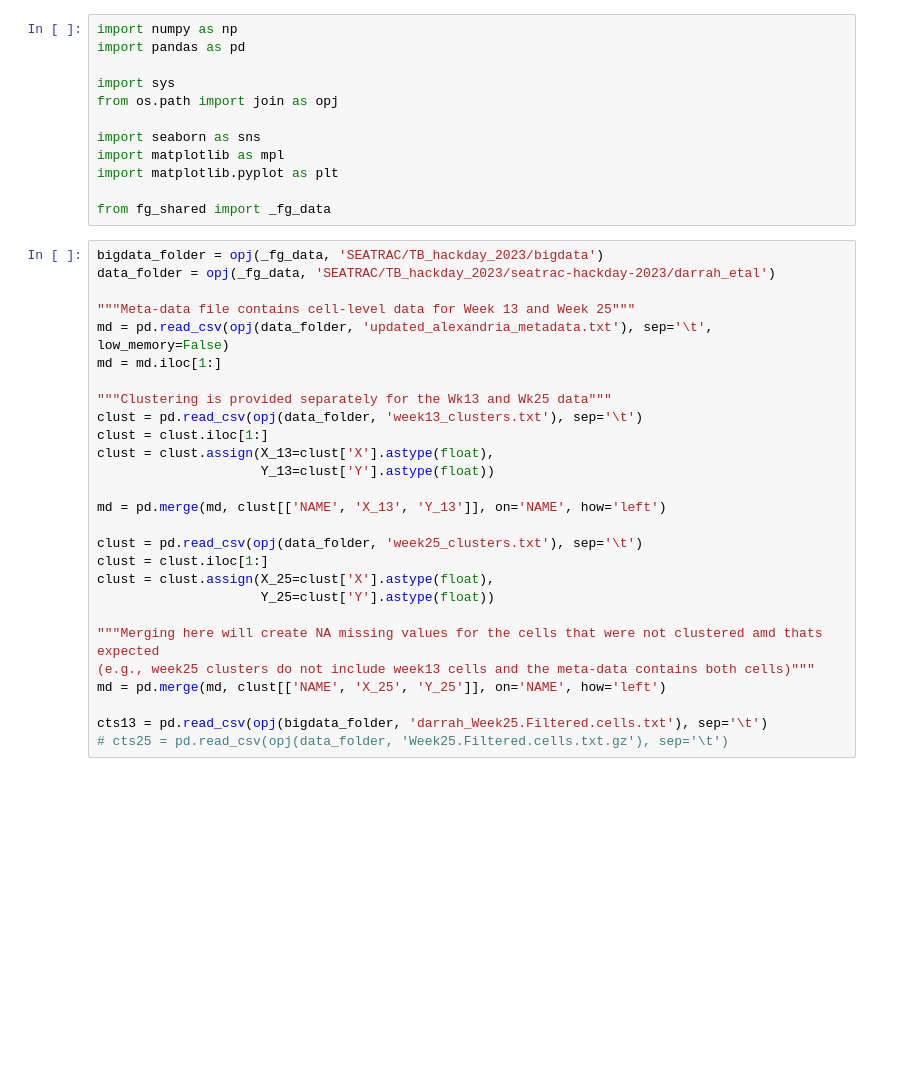
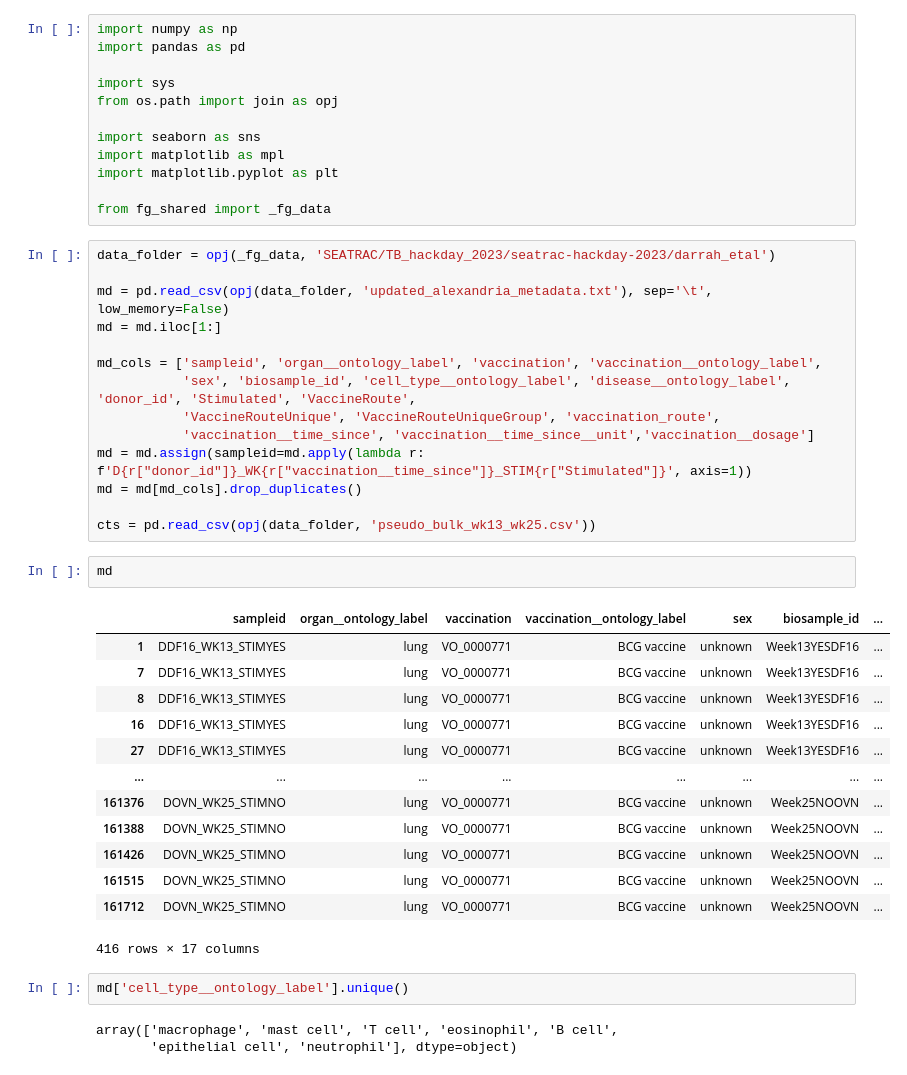
Before and after one commit to FredHutch/seatrac-hackday-2023, a Jupyter notebook: example_scripts/darrah_etal.ipynb, the cells around one changed output. Drawn from its saved outputs; the diff is of its cells as text; blank space fills up the shorter version.

```diff
--- a/example_scripts/darrah_etal.ipynb
+++ b/example_scripts/darrah_etal.ipynb
@@ -11,29 +11,37 @@ import matplotlib.pyplot as plt
 
 from fg_shared import _fg_data
 # %%
-bigdata_folder = opj(_fg_data, 'SEATRAC/TB_hackday_2023/bigdata')
 data_folder = opj(_fg_data, 'SEATRAC/TB_hackday_2023/seatrac-hackday-2023/darrah_etal')
 
-"""Meta-data file contains cell-level data for Week 13 and Week 25"""
 md = pd.read_csv(opj(data_folder, 'updated_alexandria_metadata.txt'), sep='\t', low_memory=False)
 md = md.iloc[1:]
 
-"""Clustering is provided separately for the Wk13 and Wk25 data"""
-clust = pd.read_csv(opj(data_folder, 'week13_clusters.txt'), sep='\t')
-clust = clust.iloc[1:]
-clust = clust.assign(X_13=clust['X'].astype(float),
-                     Y_13=clust['Y'].astype(float))
+md_cols = ['sampleid', 'organ__ontology_label', 'vaccination', 'vaccination__ontology_label',
+           'sex', 'biosample_id', 'cell_type__ontology_label', 'disease__ontology_label', 'donor_id', 'Stimulated', 'VaccineRoute',
+           'VaccineRouteUnique', 'VaccineRouteUniqueGroup', 'vaccination_route',
+           'vaccination__time_since', 'vaccination__time_since__unit','vaccination__dosage']
+md = md.assign(sampleid=md.apply(lambda r: f'D{r["donor_id"]}_WK{r["vaccination__time_since"]}_STIM{r["Stimulated"]}', axis=1))
+md = md[md_cols].drop_duplicates()
 
-md = pd.merge(md, clust[['NAME', 'X_13', 'Y_13']], on='NAME', how='left')
-
-clust = pd.read_csv(opj(data_folder, 'week25_clusters.txt'), sep='\t')
-clust = clust.iloc[1:]
-clust = clust.assign(X_25=clust['X'].astype(float),
-                     Y_25=clust['Y'].astype(float))
-
-"""Merging here will create NA missing values for the cells that were not clustered amd thats expected
-(e.g., week25 clusters do not include week13 cells and the meta-data contains both cells)"""
-md = pd.merge(md, clust[['NAME', 'X_25', 'Y_25']], on='NAME', how='left')
-
-cts13 = pd.read_csv(opj(bigdata_folder, 'darrah_Week25.Filtered.cells.txt'), sep='\t')
-# cts25 = pd.read_csv(opj(data_folder, 'Week25.Filtered.cells.txt.gz'), sep='\t')
+cts = pd.read_csv(opj(data_folder, 'pseudo_bulk_wk13_wk25.csv'))
+# %%
+md
+# %% [output]
+|  | sampleid | organ__ontology_label | vaccination | vaccination__ontology_label | sex | biosample_id | ... |
+| 1 | DDF16_WK13_STIMYES | lung | VO_0000771 | BCG vaccine | unknown | Week13YESDF16 | ... |
+| 7 | DDF16_WK13_STIMYES | lung | VO_0000771 | BCG vaccine | unknown | Week13YESDF16 | ... |
+| 8 | DDF16_WK13_STIMYES | lung | VO_0000771 | BCG vaccine | unknown | Week13YESDF16 | ... |
+| 16 | DDF16_WK13_STIMYES | lung | VO_0000771 | BCG vaccine | unknown | Week13YESDF16 | ... |
+| 27 | DDF16_WK13_STIMYES | lung | VO_0000771 | BCG vaccine | unknown | Week13YESDF16 | ... |
+| ... | ... | ... | ... | ... | ... | ... | ... |
+| 161376 | DOVN_WK25_STIMNO | lung | VO_0000771 | BCG vaccine | unknown | Week25NOOVN | ... |
+| 161388 | DOVN_WK25_STIMNO | lung | VO_0000771 | BCG vaccine | unknown | Week25NOOVN | ... |
+| 161426 | DOVN_WK25_STIMNO | lung | VO_0000771 | BCG vaccine | unknown | Week25NOOVN | ... |
+| 161515 | DOVN_WK25_STIMNO | lung | VO_0000771 | BCG vaccine | unknown | Week25NOOVN | ... |
+| 161712 | DOVN_WK25_STIMNO | lung | VO_0000771 | BCG vaccine | unknown | Week25NOOVN | ... |
+416 rows × 17 columns
+# %%
+md['cell_type__ontology_label'].unique()
+# %% [output]
+array(['macrophage', 'mast cell', 'T cell', 'eosinophil', 'B cell',
+       'epithelial cell', 'neutrophil'], dtype=object)
```
Also changed, not shown: parts of 7 cells of this notebook, 10 other files.
